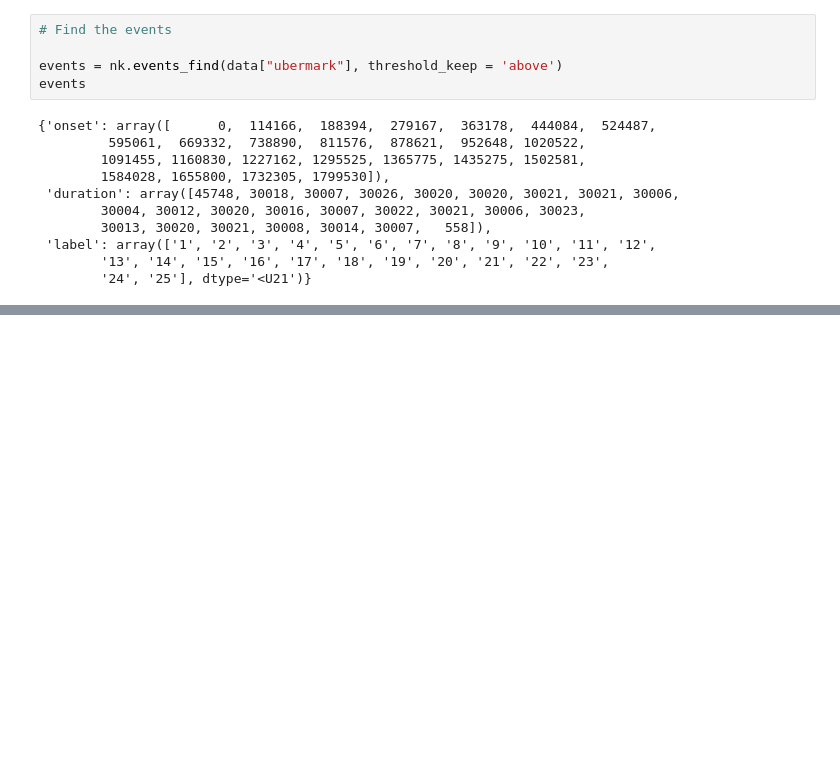
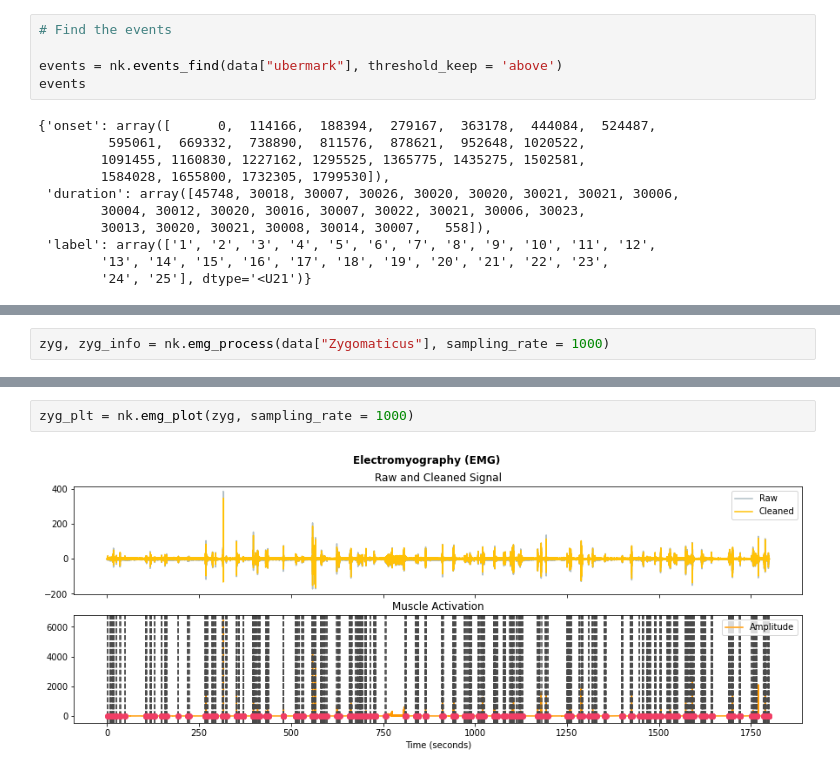
Before and after one commit to joellarwood/alexithymia_physiology_2019, a Jupyter notebook: data_cleaning/physiology_process.ipynb, the cells around one changed output, grey strips where cells are left out. Cells and saved outputs as stored; diff of their text form; blank space fills up the shorter version.

```diff
--- a/data_cleaning/physiology_process.ipynb
+++ b/data_cleaning/physiology_process.ipynb
@@ -101,0 +118,2 @@ df
+# %%
+zyg, zyg_info = nk.emg_process(data["Zygomaticus"], sampling_rate = 1000)
@@ -101,0 +136,4 @@ df
+# %%
+zyg_plt = nk.emg_plot(zyg, sampling_rate = 1000)
+# %% [output]
+[figure, added]
```
Also changed, not shown: parts of 26 cells of this notebook, 12 other files.
